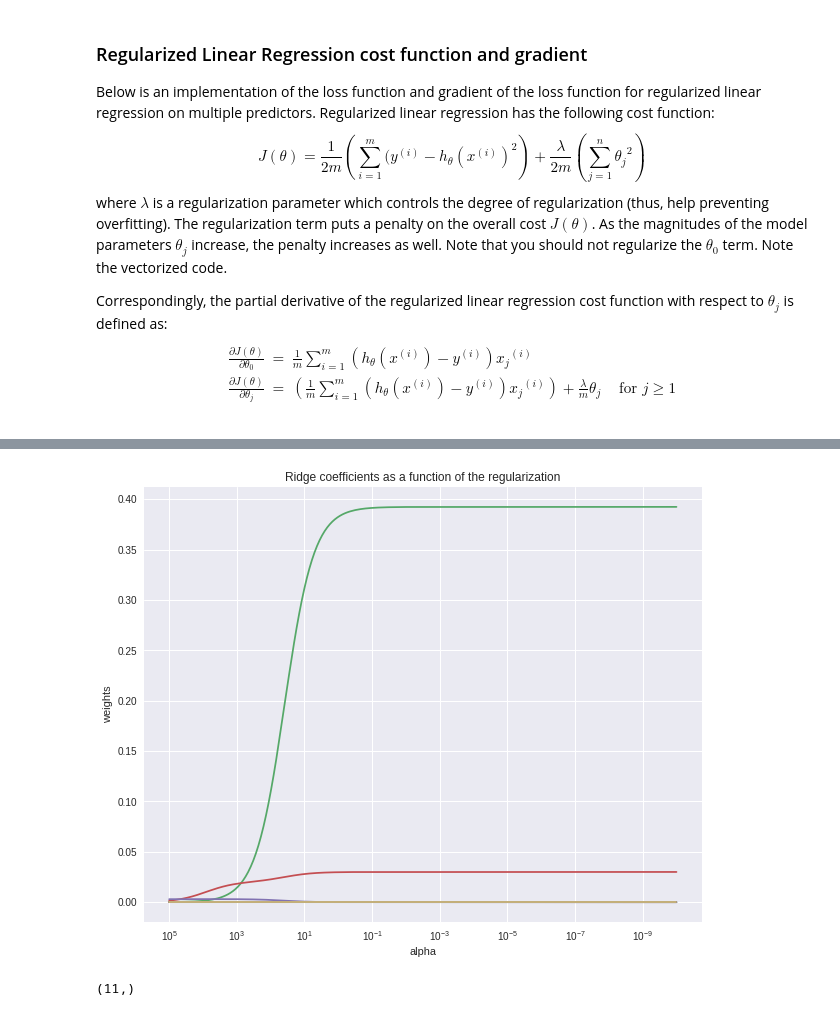
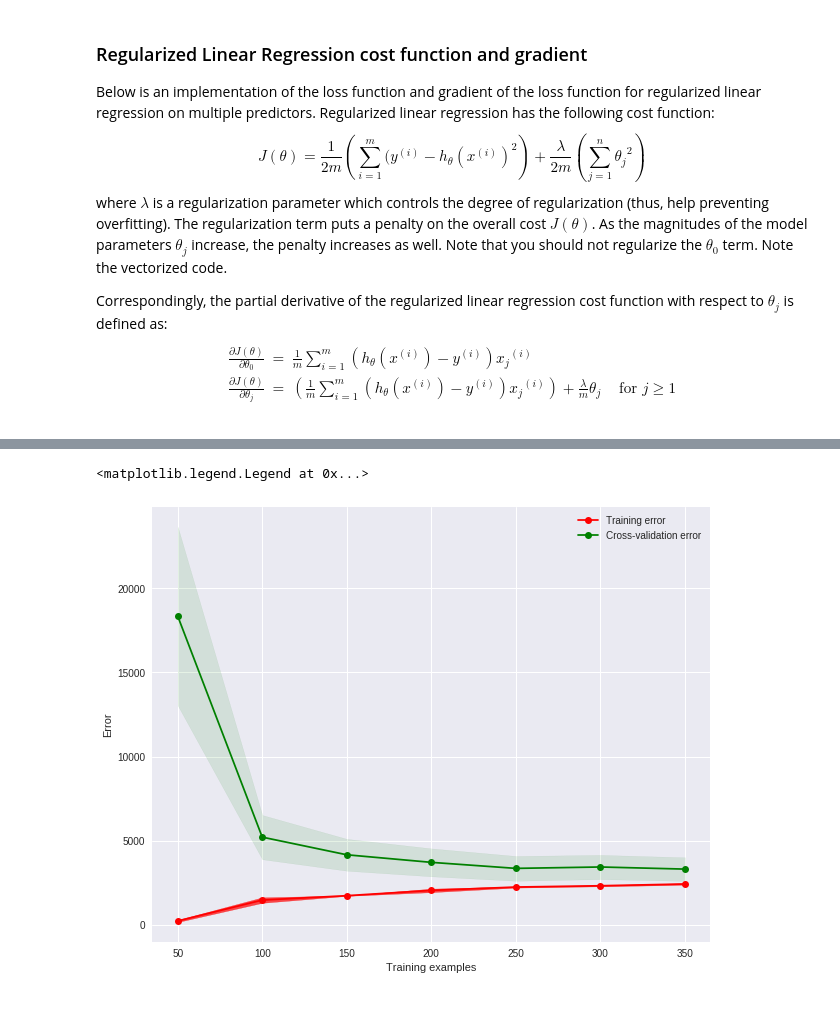
Before and after one commit to lordzero82/MLBootCamp, a Jupyter notebook: lab1_partB_new.ipynb, the cells around one changed output, grey strips where cells are left out. Drawn from its saved outputs; the diff is of its cells as text; code cells hidden in the pictures.

```diff
--- a/lab1_partB_new.ipynb
+++ b/lab1_partB_new.ipynb
@@ -161,32 +170,41 @@ for d in degrees:
-# %%
-n_alphas = 200
-alphas = np.logspace(-10, 5, n_alphas)
-
-coefs = []
-for a in alphas:
-  polynomial_features = PolynomialFeatures(degree=10)
-  ridge = linear_model.Ridge(alpha=a)
-  pipeline = Pipeline([("polynomial_features", polynomial_features),
-                         ("ridge", ridge)])
-
-  pipeline.fit(X.reshape(-1,1), y)
-  coefs.append(ridge.coef_)
-
-# Display results
-
-ax = plt.gca()
-
-ax.plot(alphas, coefs)
-ax.set_xscale('log')
-ax.set_xlim(ax.get_xlim()[::-1])  # reverse axis
-plt.xlabel('alpha')
-plt.ylabel('weights')
-plt.title('Ridge coefficients as a function of the regularization')
-plt.axis('tight')
-plt.show()
-# %% [output]
-[figure, removed]
-# %%
-coefs[0].shape
-# %% [output]
-(11,)
+# %%
+# The diabetes data set
+# The full diabetes data set has 442 examples with 10 features and a real valued target.
+
+
+
+diabetes = load_diabetes()
+X = diabetes.data
+y = diabetes.target
+features = diabetes.feature_names
+
+polynomial_features = PolynomialFeatures(degree=2, include_bias=True)
+ridge = Ridge(alpha=0.01,normalize=True)
+pipeline = Pipeline([("polynomial_features", polynomial_features),
+                     ("ridge", ridge)])
+
+
+tsizes = range(50,400,50)
+train_sizes, train_scores, test_scores = learning_curve(pipeline,X , y, train_sizes=tsizes, scoring='neg_mean_squared_error',cv=10)
+train_scores_mean = -np.mean(train_scores, axis=1)
+train_scores_std = -np.std(train_scores, axis=1)
+test_scores_mean = -np.mean(test_scores, axis=1)
+test_scores_std = -np.std(test_scores, axis=1)
+
+plt.xlabel("Training examples")
+plt.ylabel("Error")
+plt.grid(b=True)
+
+plt.fill_between(train_sizes, test_scores_mean - test_scores_std,
+                     test_scores_mean + test_scores_std, alpha=0.1, color="g")
+plt.fill_between(train_sizes, train_scores_mean - train_scores_std,
+                     train_scores_mean + train_scores_std, alpha=0.7,color="r")
+plt.plot(train_sizes, train_scores_mean, 'o-', color="r",
+             label="Training error")
+plt.plot(train_sizes, test_scores_mean, 'o-', color="g",
+             label="Cross-validation error")
+
+plt.legend(loc="best")
+# %% [output]
+<matplotlib.legend.Legend at 0x...>
+[figure, added]
```
Also changed, not shown: parts of 14 cells of this notebook.
